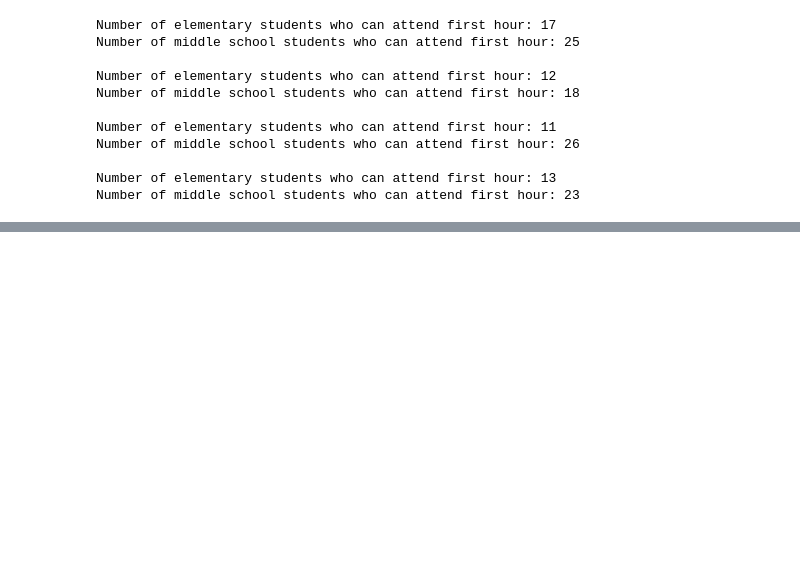
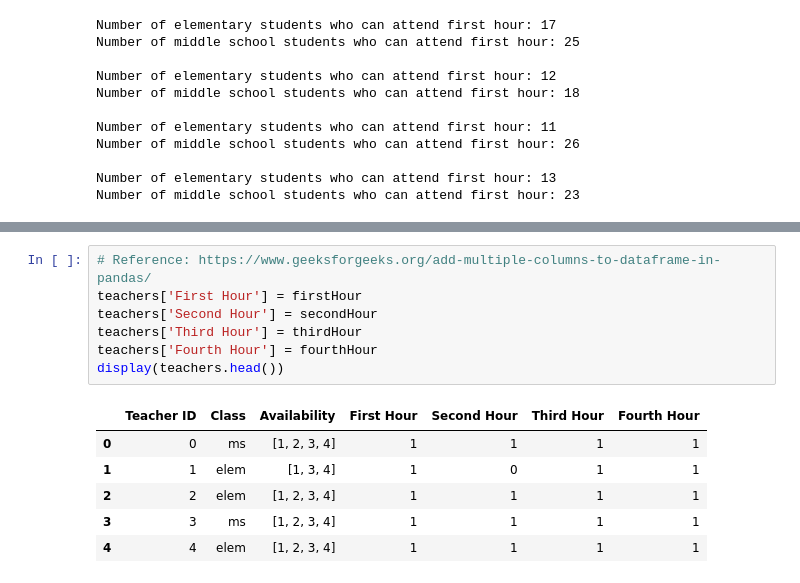
Before and after one commit to Naretina/ISE-3230-Project, a Jupyter notebook: Final Project group 19.ipynb, the cells around one changed output, grey strips where cells are left out. Drawn from its saved outputs; the diff is of its cells as text; blank space fills up the shorter version.

```diff
--- a/Final Project group 19.ipynb
+++ b/Final Project group 19.ipynb
@@ -127,3 +169,17 @@ Number of middle school students who can attend first hour: 23
+# %%
+# Reference: https://www.geeksforgeeks.org/add-multiple-columns-to-dataframe-in-pandas/
+teachers['First Hour'] = firstHour
+teachers['Second Hour'] = secondHour
+teachers['Third Hour'] = thirdHour
+teachers['Fourth Hour'] = fourthHour
+display(teachers.head())
+# %% [output]
+|  | Teacher ID | Class | Availability | First Hour | Second Hour | Third Hour | Fourth Hour |
+| 0 | 0 | ms | [1, 2, 3, 4] | 1 | 1 | 1 | 1 |
+| 1 | 1 | elem | [1, 3, 4] | 1 | 0 | 1 | 1 |
+| 2 | 2 | elem | [1, 2, 3, 4] | 1 | 1 | 1 | 1 |
+| 3 | 3 | ms | [1, 2, 3, 4] | 1 | 1 | 1 | 1 |
+| 4 | 4 | elem | [1, 2, 3, 4] | 1 | 1 | 1 | 1 |
 # %%
 random.seed(3230)
 trouble = random.choice([1, 2, 3, 4, 5, 6, 7, 8, 9, 10], size=len(students)) # Reference: https://www.w3schools.com/python/numpy/numpy_random.asp
```
Also changed, not shown: parts of 18 cells of this notebook.
